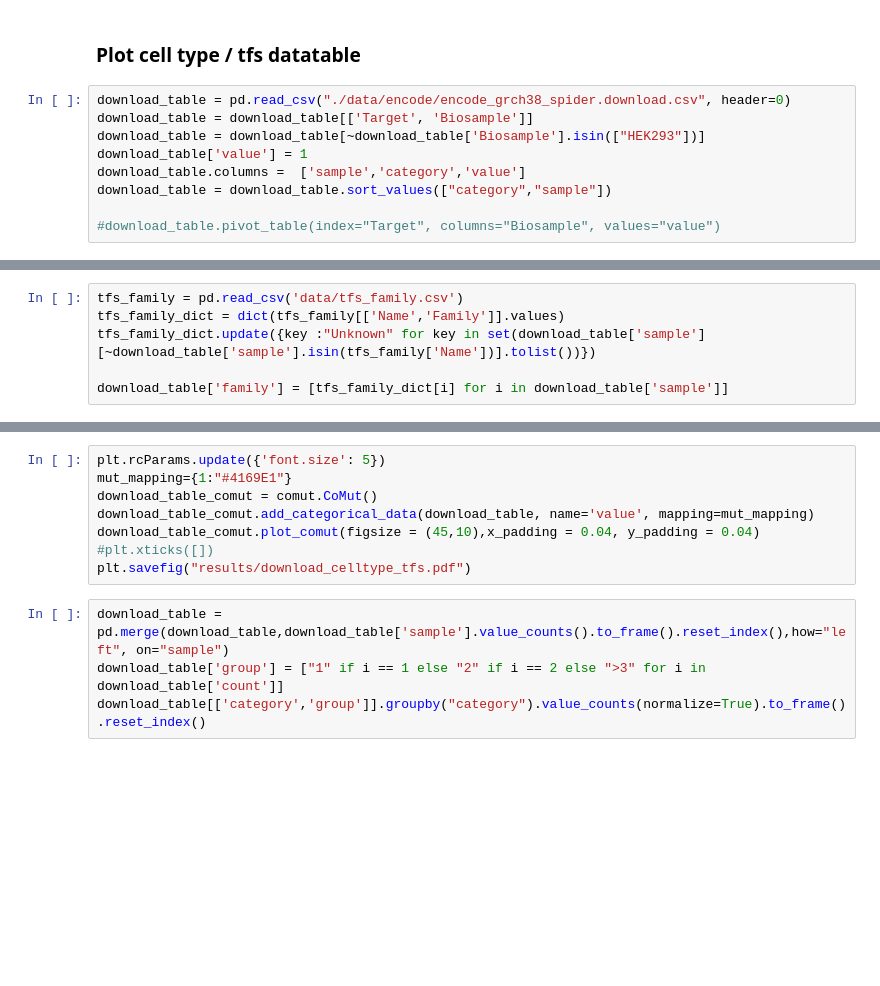
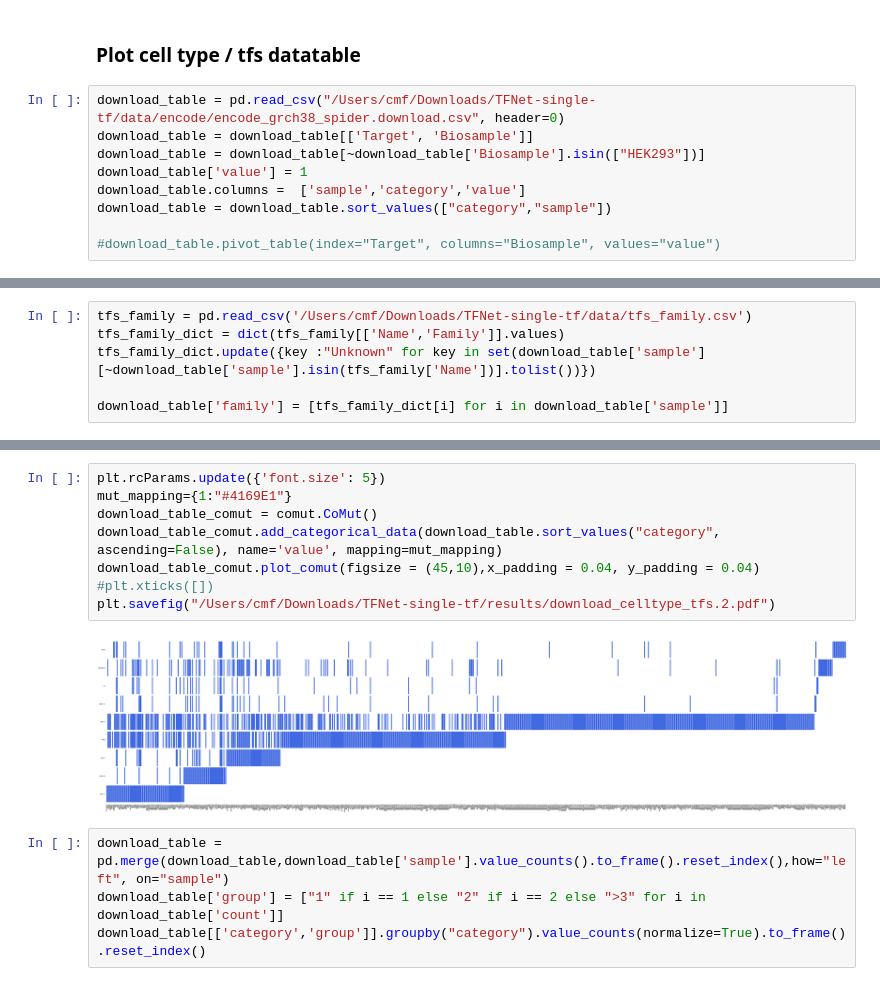
Before and after one commit to cmf1997/tfnet-single, a Jupyter notebook: data/spider.tfs.encode.ipynb, the cells around one changed output, grey strips where cells are left out. Saved outputs shown, nothing was run; the diff lists cells and outputs as text; blank space fills up the shorter version.

Commit message:
plot

```diff
--- a/data/spider.tfs.encode.ipynb
+++ b/data/spider.tfs.encode.ipynb
@@ -418,7 +418,7 @@ plt.savefig("results/pseudo_family.nohek293.pdf")
 # %% [markdown]
 ### Plot cell type / tfs datatable
 # %%
-download_table = pd.read_csv("./data/encode/encode_grch38_spider.download.csv", header=0)
+download_table = pd.read_csv("/Users/cmf/Downloads/TFNet-single-tf/data/encode/encode_grch38_spider.download.csv", header=0)
 download_table = download_table[['Target', 'Biosample']]
 download_table = download_table[~download_table['Biosample'].isin(["HEK293"])]
 download_table['value'] = 1
@@ -431,5 +429,5 @@ FileNotFoundError: [Errno 2] No such file or directory: './data/encode/encode_gr
 # %%
-tfs_family = pd.read_csv('data/tfs_family.csv')
+tfs_family = pd.read_csv('/Users/cmf/Downloads/TFNet-single-tf/data/tfs_family.csv')
 tfs_family_dict = dict(tfs_family[['Name','Family']].values)
 tfs_family_dict.update({key :"Unknown" for key in set(download_table['sample'][~download_table['sample'].isin(tfs_family['Name'])].tolist())})
 
@@ -437,11 +451,13 @@ download_table['family'] = [tfs_family_dict[i] for i in download_table['sample']
 # %%
 plt.rcParams.update({'font.size': 5})
 mut_mapping={1:"#4169E1"}
 download_table_comut = comut.CoMut()
-download_table_comut.add_categorical_data(download_table, name='value', mapping=mut_mapping)
+download_table_comut.add_categorical_data(download_table.sort_values("category", ascending=False), name='value', mapping=mut_mapping)
 download_table_comut.plot_comut(figsize = (45,10),x_padding = 0.04, y_padding = 0.04)
 #plt.xticks([])
-plt.savefig("results/download_celltype_tfs.pdf")
+plt.savefig("/Users/cmf/Downloads/TFNet-single-tf/results/download_celltype_tfs.2.pdf")
+# %% [output]
+[figure, added]
 # %%
 download_table = pd.merge(download_table,download_table['sample'].value_counts().to_frame().reset_index(),how="left", on="sample")
 download_table['group'] = ["1" if i == 1 else "2" if i == 2 else ">3" for i in download_table['count']]
```
Also changed, not shown: parts of 2 cells of this notebook.
